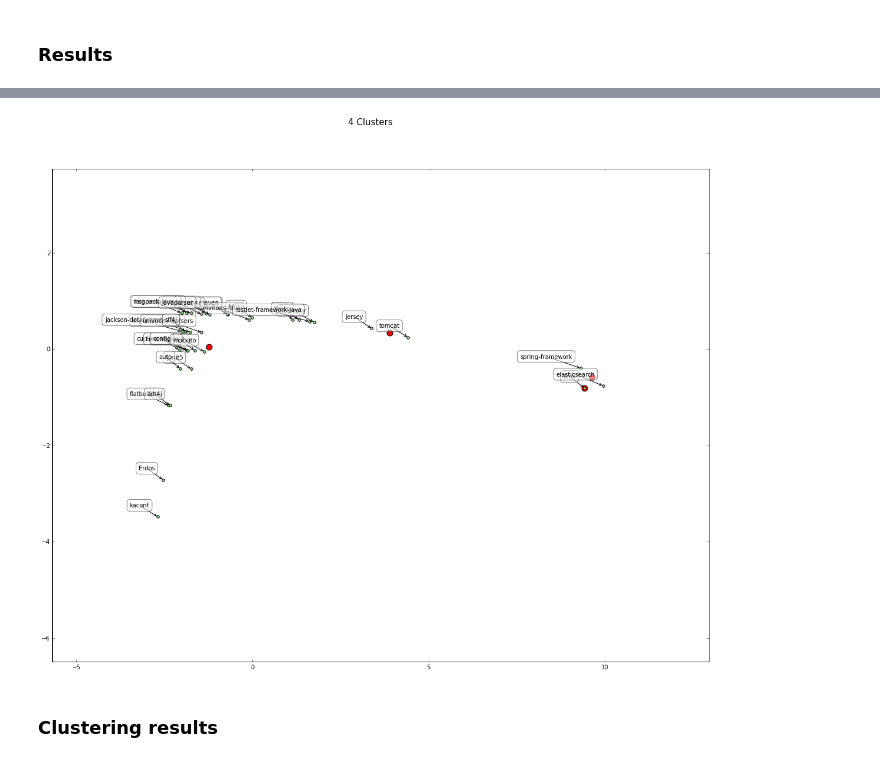
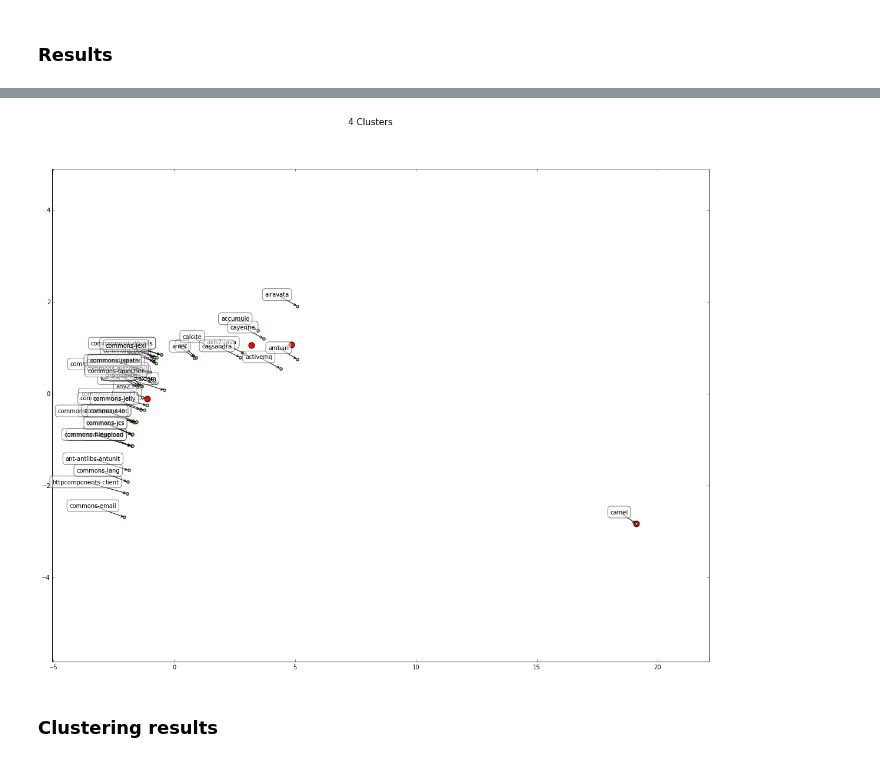
Before and after one commit to ppossemiers/analyzer, a Jupyter notebook: analyzer.ipynb, the cells around one changed output, grey strips where cells are left out. Drawn from its saved outputs; the diff is of its cells as text; code cells hidden in the pictures.

```diff
--- a/analyzer.ipynb
+++ b/analyzer.ipynb
@@ -605,13 +603,13 @@ plot_cluster(arr, centroids, names, NR_CLUSTERS, str(NR_CLUSTERS) + ' Clusters')
 # %%
 # FOUR clusters
 NR_CLUSTERS = 4
 arr = np.array(rows)
 tup = cluster_repos(arr, NR_CLUSTERS)
 centroids = tup[0]
 
-plot_cluster(arr, centroids, names, NR_CLUSTERS, str(NR_CLUSTERS) + ' Clusters')
+plot_cluster(arr, centroids, APACHE_PROJECTS, NR_CLUSTERS, str(NR_CLUSTERS) + ' Clusters')
 # %% [output]
-[figure, old version]
+[figure, new version]
 # %% [markdown]
 ### Clustering results
 # %% [markdown]
```
Also changed, not shown: parts of 4 cells of this notebook.
